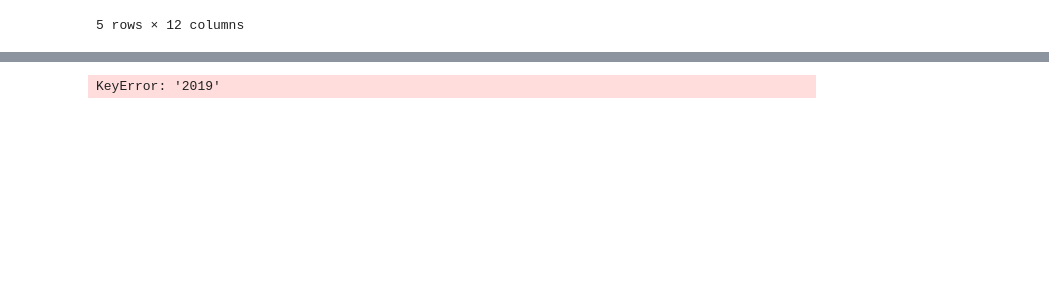
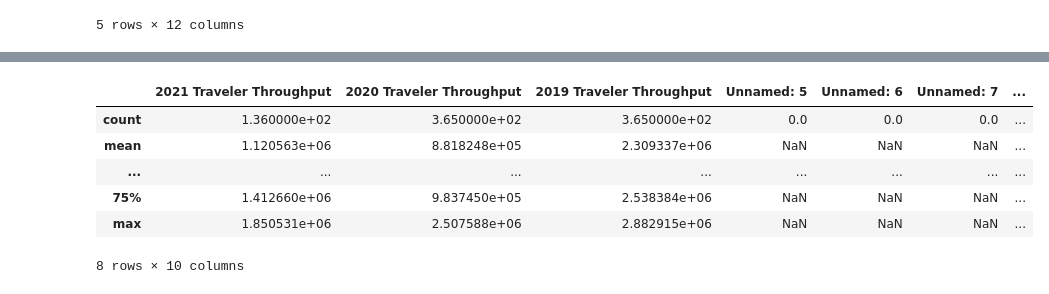
Before and after one commit to bossiilaria/Python, a Jupyter notebook: TSA_Numbers_YOY.ipynb, the cells around one changed output, grey strips where cells are left out. Saved outputs shown, nothing was run; the diff lists cells and outputs as text; code cells hidden in the pictures; blank space fills up the shorter version.

```diff
--- a/TSA_Numbers_YOY.ipynb
+++ b/TSA_Numbers_YOY.ipynb
@@ -66,5 +70,15 @@ data.shape
-# %%
-#Takea quick look at statistical properties:
-data['2019'].describe()
-# %% [output]
-KeyError: '2019'
+# %%
+#One of the advantages of using Python is that we can take a quick look at the statistical properties withoutscrolling through long excel
+#files:
+
+data.describe()
+
+#In our case we see we have 35 rows (count), the mean value of each column etc.
+# %% [output]
+|  | 2021 Traveler Throughput | 2020 Traveler Throughput | 2019 Traveler Throughput | Unnamed: 5 | Unnamed: 6 | Unnamed: 7 | ... |
+| count | 1.360000e+02 | 3.650000e+02 | 3.650000e+02 | 0.0 | 0.0 | 0.0 | ... |
+| mean | 1.120563e+06 | 8.818248e+05 | 2.309337e+06 | NaN | NaN | NaN | ... |
+| ... | ... | ... | ... | ... | ... | ... | ... |
+| 75% | 1.412660e+06 | 9.837450e+05 | 2.538384e+06 | NaN | NaN | NaN | ... |
+| max | 1.850531e+06 | 2.507588e+06 | 2.882915e+06 | NaN | NaN | NaN | ... |
+8 rows × 10 columns
```
Also changed, not shown: parts of 34 cells of this notebook, 7 other files.
